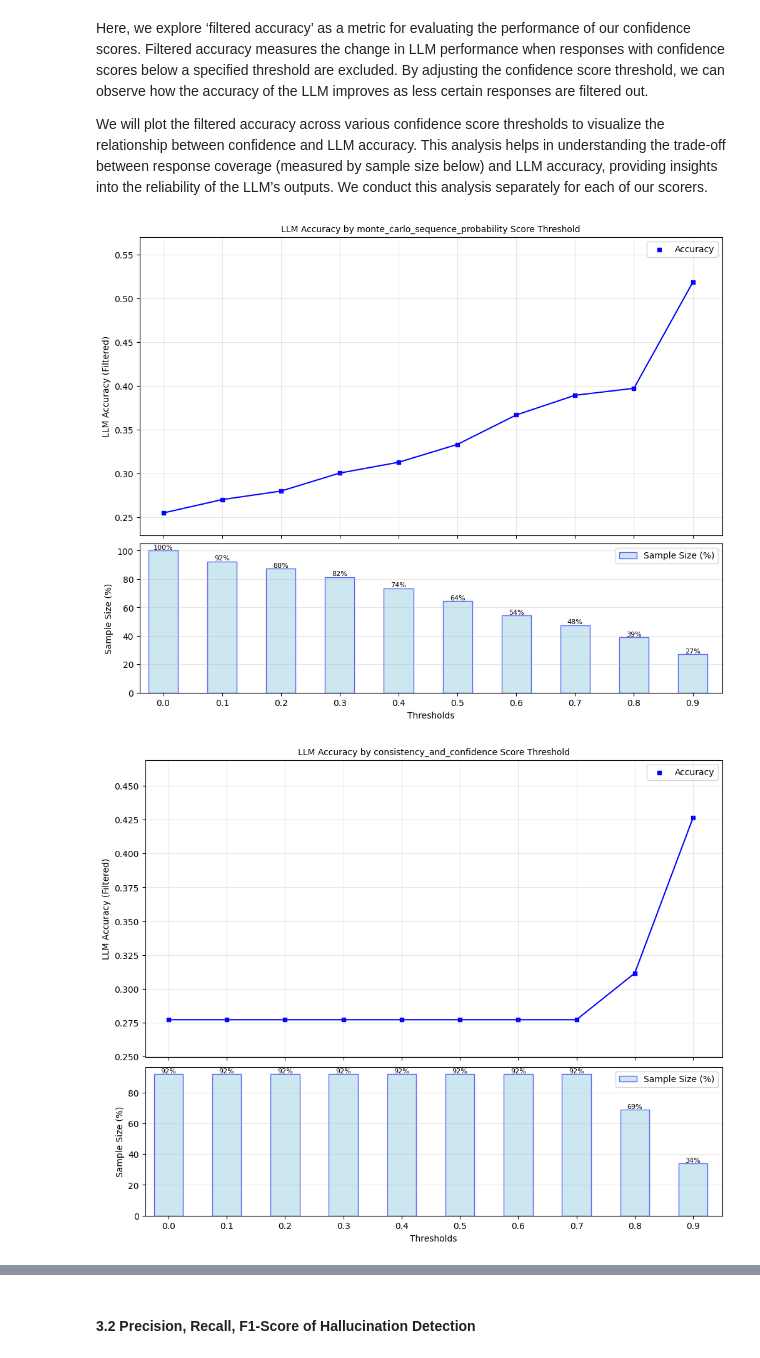
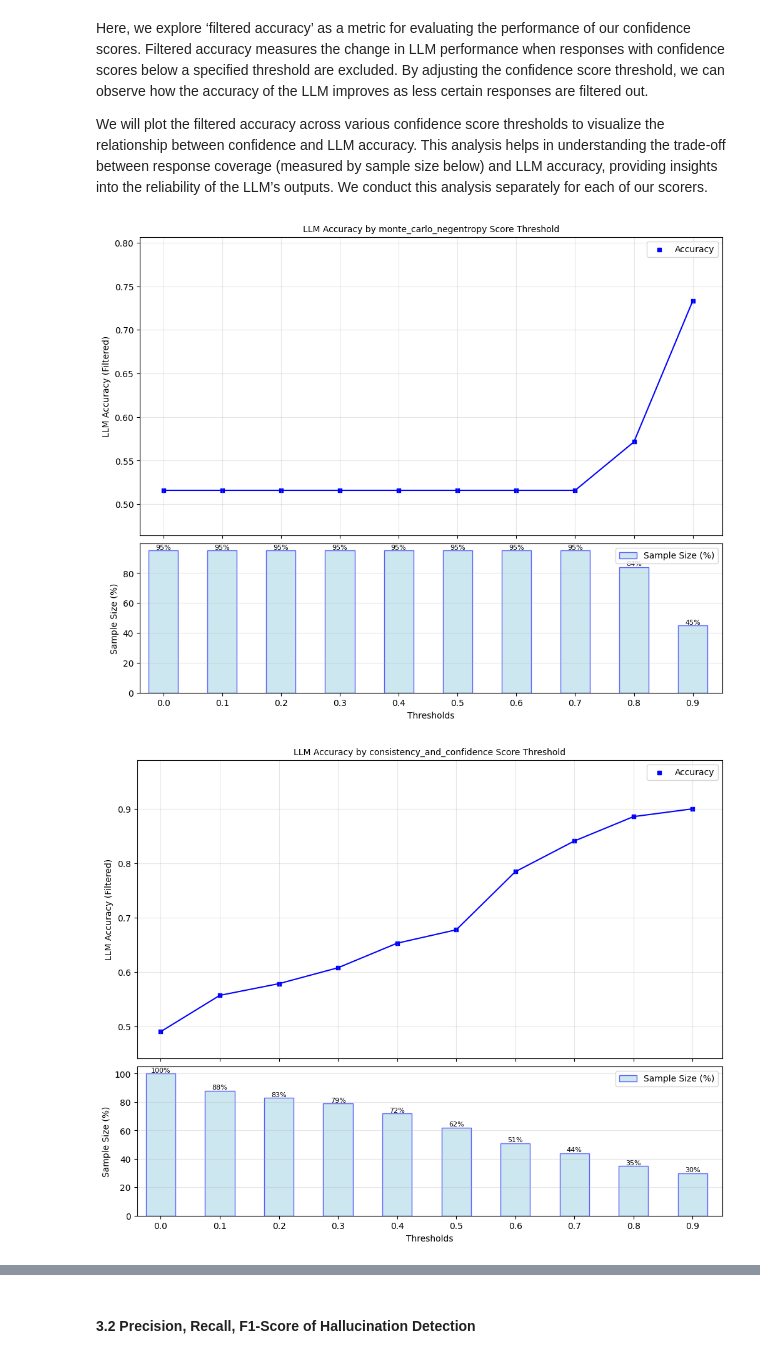
Before and after one commit to nagyist/uqlm, a Jupyter notebook: examples/white_box_multi_generation_demo.ipynb, the cells around one changed output, grey strips where cells are left out. Drawn from its saved outputs; the diff is of its cells as text; code cells hidden in the pictures.

Commit message:
new white box demo

```diff
--- a/examples/white_box_multi_generation_demo.ipynb
+++ b/examples/white_box_multi_generation_demo.ipynb
@@ -68,6 +70,6 @@ In this demo, we will illustrate this approach using a set of math questions fro
 # %%
 # Load example dataset (gsm8k)
-gsm8k = load_example_dataset("gsm8k", n=200)
+gsm8k = load_example_dataset("gsm8k", n=100)
 gsm8k.head()
 # %% [output]
 Loading dataset - gsm8k...
@@ -95,7 +97,7 @@ from langchain_openai import AzureChatOpenAI
 
 load_dotenv(find_dotenv())
 llm = AzureChatOpenAI(
-    deployment_name="gpt-4o-mini",
+    deployment_name="gpt-4o",
     openai_api_type="azure",
     openai_api_version="2024-02-15-preview",
     temperature=1,  # User to set temperature
@@ -167,3 +172,13 @@ wbuq = WhiteBoxUQ(llm=llm, scorers=["monte_carlo_sequence_probability",
+# %%
+wbuq = WhiteBoxUQ(
+    llm=llm,
+    scorers=[
+        "monte_carlo_negentropy", # requires multiple sampled responses per prompt
+        "consistency_and_confidence", # requires multiple sampled responses per prompt
+        "p_true" # generates one additional response per prompt, acts as logprobs-based self-judge
+    ],
+    max_calls_per_min=135
+)
 # %% [markdown]
 ### 🔄 Class Methods
 
@@ -190,5 +225,5 @@ wbuq = WhiteBoxUQ(llm=llm, scorers=["monte_carlo_sequence_probability",
 </table>
 # %%
-results = await wbuq.generate_and_score(prompts=prompts)
+results = await wbuq.generate_and_score(prompts=prompts, num_responses=5)
 # %% [output]
 [interactive output not drawn]
@@ -237,8 +274,9 @@ Here, we explore ‘filtered accuracy’ as a metric for evaluating the performa
 
 We will plot the filtered accuracy across various confidence score thresholds to visualize the relationship between confidence and LLM accuracy. This analysis helps in understanding the trade-off between response coverage (measured by sample size below) and LLM accuracy, providing insights into the reliability of the LLM’s outputs. We conduct this analysis separately for each of our scorers.
 # %%
-for scorer in ["monte_carlo_sequence_probability", "consistency_and_confidence",]:
+for scorer in ["monte_carlo_negentropy", "consistency_and_confidence", "p_true"
+]:
     plot_model_accuracies(scores=result_df[scorer], correct_indicators=result_df.response_correct, title=f"LLM Accuracy by {scorer} Score Threshold", display_percentage=True)
 # %% [output]
-[figure, old version]
+[figure, new version]
-[figure, old version]
+[figure, new version]
```
Also changed, not shown: parts of 11 cells of this notebook.
